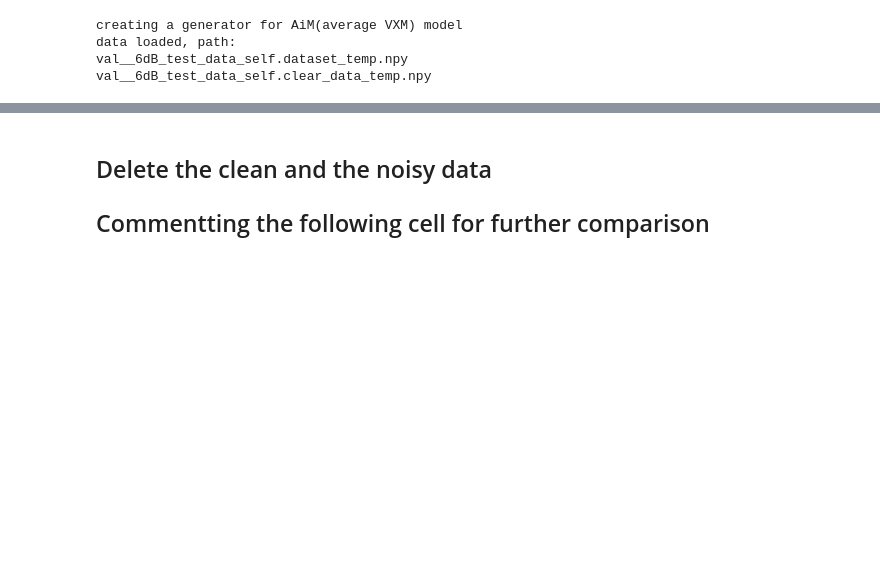
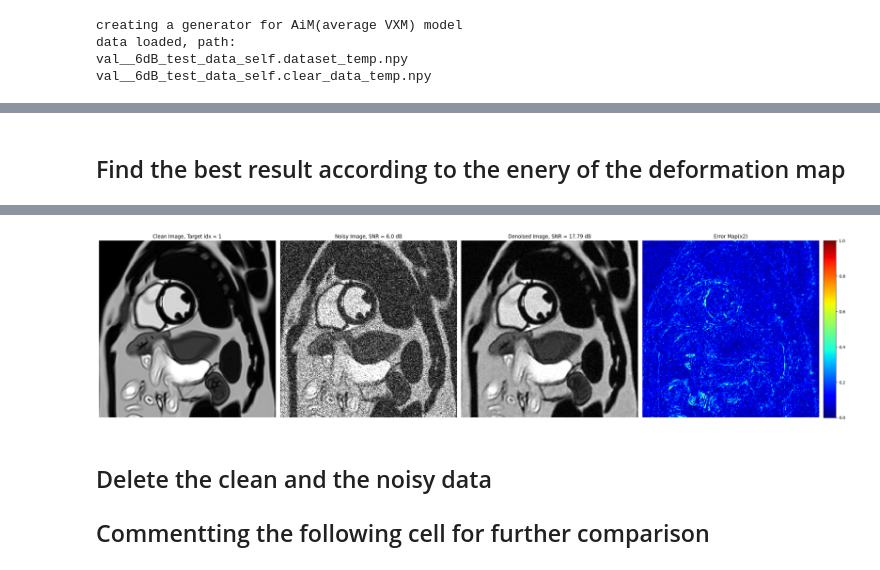
Before and after one commit to OSU-MR/aimed, a Jupyter notebook: demo.ipynb, the cells around one changed output, grey strips where cells are left out. Drawn from its saved outputs; the diff is of its cells as text; code cells hidden in the pictures; blank space fills up the shorter version.

```diff
--- a/demo.ipynb
+++ b/demo.ipynb
@@ -236,0 +239,75 @@ for inputs, y_true in generator_test:
+# %% [markdown]
+## Find the best result according to the enery of the deformation map
+# %%
+# we can also find the best target image according to the energy of the deformation map
+model_name = 'AiM_model'
+device_number = 0
+interpolation_model = 'bicubic'
+int_steps = 0
+
+if dataset_type == 0:
+    pre_trained_weight_path = './pre_trained_weights/digital_phantom/0.08_0.05_AiM_model_loss_LDC_bicubic_28_2_2500/20240321085213.weights'
+else:
+    pre_trained_weight_path = './pre_trained_weights/healthy_subject/0.08_0.05_AiM_model_loss_LDC_bicubic_28_3_2500/20240220202011.weights'
+
+model = create_model(model_name, device_number, mode2train= interpolation_model , int_steps = int_steps, pre_trained_weight_path = pre_trained_weight_path).to(device[device_number])
+
+selected_target = list(range(15)) #go through all the targets to find the best one according to the energy of the deformation map, we have 15 repeats here
+prefix_val = 'test_data' #prefix for saving the clean and noisy data for further comparison with other methods
+generator_test = create_generators_val(model_name, dataset_test, dataset_test_with_noise, selected_target= selected_target, prefix_val = '_'+str(Target_SNR)+'dB_'+prefix_val,
+                                                  brightness_augmentation = False, data_shift = False, change_noise = False)
+
+deformation_energy_min = np.inf
+deformation_energy_min_idx = None
+
+model.eval()
+j = 0
+for inputs, y_true in generator_test:
+    inputs = [torch.from_numpy(d).to(device[device_number]).float() for d in inputs]
+    y_true = [torch.from_numpy(d).to(device[device_number]).float() for d in y_true]
+    y_pred = model(*inputs)
+
+    #calculate the energy of the deformation map they are y_pred[1] ~ y_pred[-1] totally 14 deformation maps
+    current_deformation_energy = 0
+    for i in range(1, len(y_pred)):
+        current_deformation_energy += np.mean(np.abs(y_pred[i].cpu().detach().numpy())**2)
+    print('Deformation energy for target idx:', j, current_deformation_energy)
+    if current_deformation_energy < deformation_energy_min:
+        deformation_energy_min = current_deformation_energy
+        deformation_energy_min_idx = j
+
+        ref_complex = (y_true[0][0,0,...]+1j*y_true[0][0,1,...]).cpu().detach().numpy()
+        noisy_target_complex = (inputs[0][0,0,...]+1j*inputs[0][0,1,...]).cpu().detach().numpy()
+        result_complex = (y_pred[0][0,0,...]+1j*y_pred[0][0,1,...]).cpu().detach().numpy()
+        diff_complex = ref_complex - result_complex
+
+    j += 1
+
+
+if dataset_type != 3:
+    SNR_for_test = round(SNR(ref_complex,result_complex),2)
+    SNR_for_noisy_image = round(SNR(ref_complex,noisy_target_complex),2)
+
+fig = plt.figure(figsize=(32, 8))
+grid = ImageGrid(fig, 111, nrows_ncols=(1, 4), axes_pad=0.15, share_all=True, cbar_location="right", cbar_mode="single", cbar_size="7%", cbar_pad=0.15)
+# True image
+ax = grid[0];im = ax.imshow(np.abs(ref_complex), cmap='gray', vmin=0, vmax=1);ax.axis('off')
+#noisy image
+ax = grid[1];ax.imshow(np.abs(noisy_target_complex), cmap='gray', vmin=0, vmax=1);ax.axis('off')
+# Result image
+ax = grid[2];ax.imshow(np.abs(result_complex), cmap='gray', vmin=0, vmax=1);ax.axis('off')
+# Difference image
+ax = grid[3];im = ax.imshow(np.abs(diff_complex)*2, cmap='jet', vmin=0, vmax=1);ax.axis('off')
+# Add colorbar for the last image
+grid.cbar_axes[0].colorbar(im)
+# Set titles
+grid[0].set_title('Clean Image, Target idx = ' + str(deformation_energy_min_idx))
+if dataset_type != 3:
+    grid[1].set_title('Noisy Image, SNR = ' + str(SNR_for_noisy_image) + ' dB')
+    grid[2].set_title('Denoised Image, SNR = ' + str(SNR_for_test) + ' dB')
+else:
+    grid[1].set_title('Noisy Image, No Noise Added')
+    grid[2].set_title('Denoised Image')
+grid[3].set_title('Error Map(x2)')
+plt.show()
+# %% [output]
@@ -237,3 +333,4 @@ for inputs, y_true in generator_test:
+[figure, added]
 # %% [markdown]
 ## Delete the clean and the noisy data
 ## Commentting the following cell for further comparison
```
Also changed, not shown: parts of 5 cells of this notebook, 1 other file.
